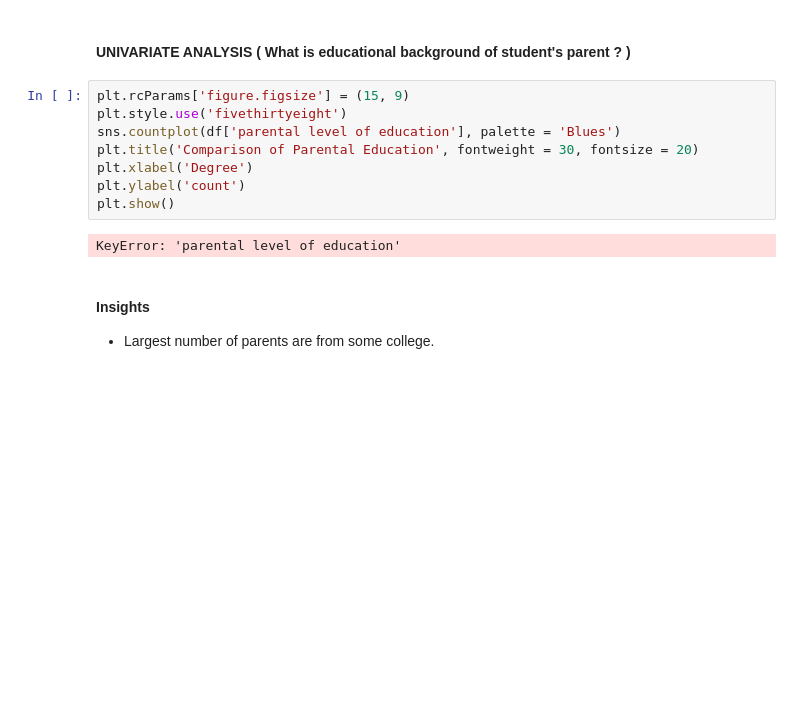
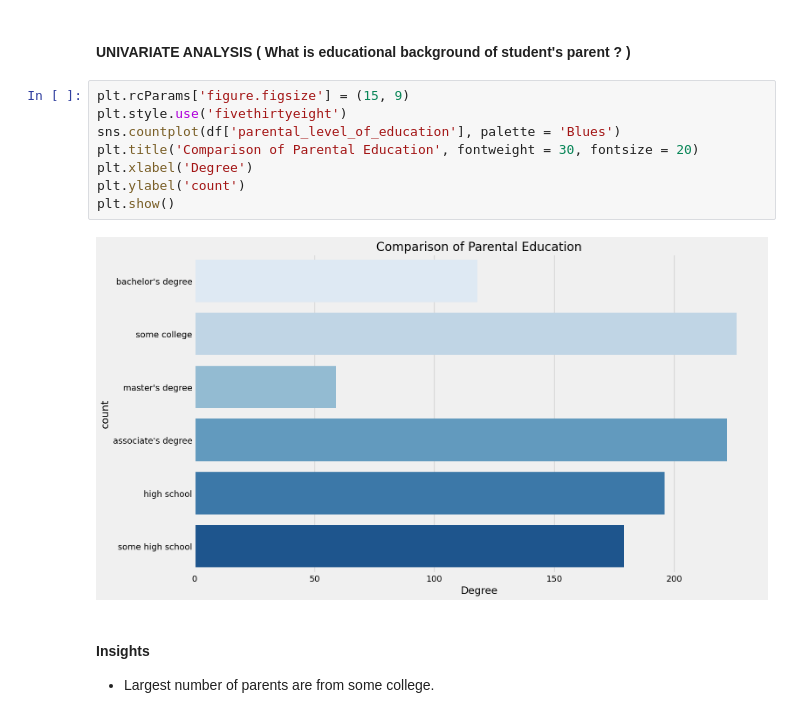
Before and after one commit to arpita-narkhede/mlproject, a Jupyter notebook: notebook/1 . EDA STUDENT PERFORMANCE .ipynb, the cells around one changed output. Cells and saved outputs as stored; diff of their text form; blank space fills up the shorter version.

```diff
--- a/notebook/1 . EDA STUDENT PERFORMANCE .ipynb
+++ b/notebook/1 . EDA STUDENT PERFORMANCE .ipynb
@@ -507,13 +507,13 @@ KeyError: 'race/ethnicity'
 # %%
 plt.rcParams['figure.figsize'] = (15, 9)
 plt.style.use('fivethirtyeight')
-sns.countplot(df['parental level of education'], palette = 'Blues')
+sns.countplot(df['parental_level_of_education'], palette = 'Blues')
 plt.title('Comparison of Parental Education', fontweight = 30, fontsize = 20)
 plt.xlabel('Degree')
 plt.ylabel('count')
 plt.show()
 # %% [output]
-KeyError: 'parental level of education'
+[figure, added]
 # %% [markdown]
 #### Insights
 - Largest number of parents are from some college.
```
Also changed, not shown: parts of 11 cells of this notebook, 13 other files.
